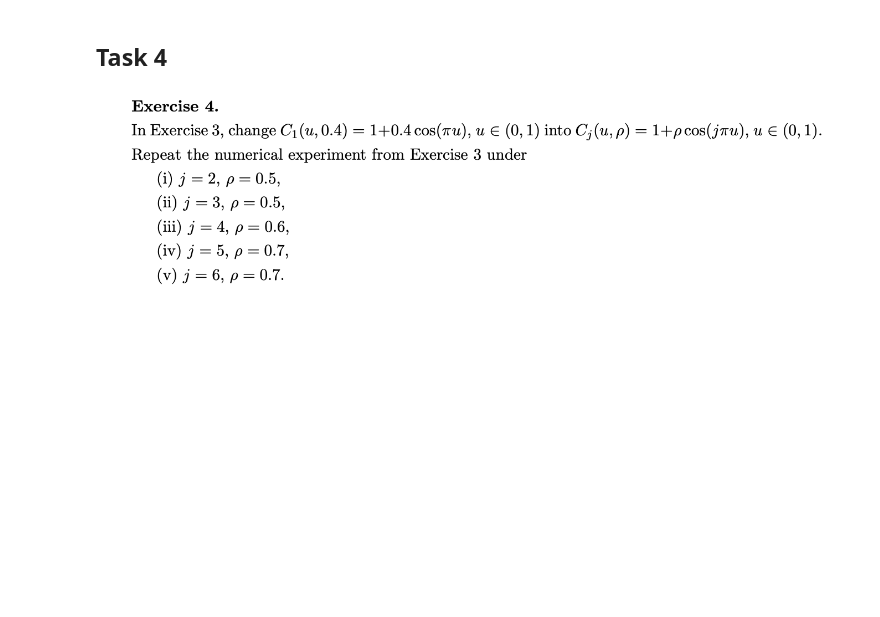
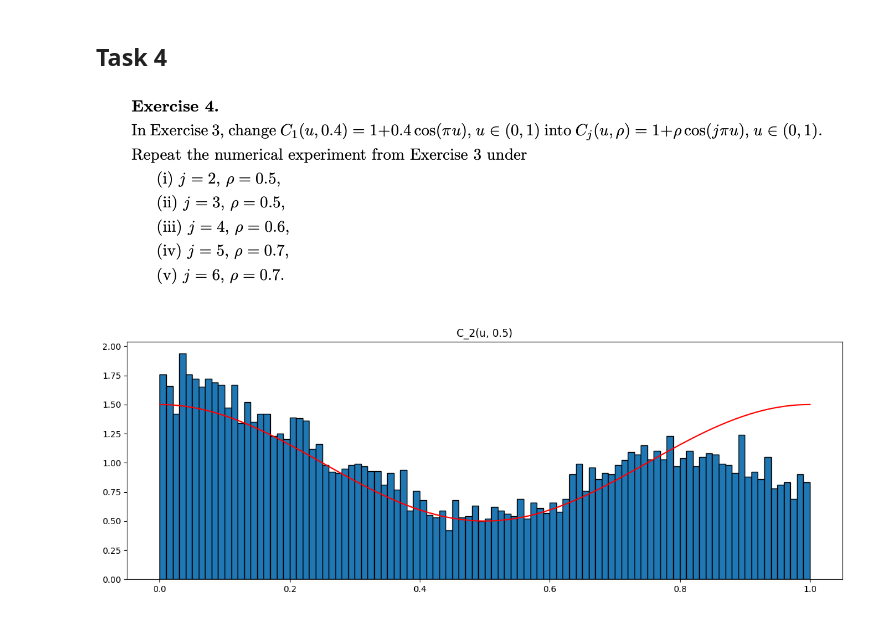
Before and after one commit to TheFebrin/UNIVERSITY, a Jupyter notebook: Statistics and Linear Models/Task3/Task3.ipynb, the cells around one changed output. Saved outputs shown, nothing was run; the diff lists cells and outputs as text; code cells hidden in the pictures; blank space fills up the shorter version.

```diff
--- a/Statistics and Linear Models/Task3/Task3.ipynb
+++ b/Statistics and Linear Models/Task3/Task3.ipynb
@@ -230,3 +387,94 @@ for _ in tqdm(range(10000)):
 # %% [markdown]
 ## Task 4
 ![image.png](attachment:7ac34b5d-8029-4522-ab4a-6a57d0c4c63d.png)
+# %%
+class C_distribution_generic:
+
+    def __init__(self, p, j) -> None:
+        self.p = p
+        self.j = j
+
+    def pdf(self, x: float) -> float:
+        return 1 + self.p * np.cos(np.pi * x * self.j)
+
+
+    def support(self) -> Tuple[int, int]:
+        return (0, 1)
+
+
+urng = np.random.default_rng()
+# %%
+params = [
+    (2, 0.5),
+    (3, 0.5),
+    (4, 0.6),
+    (5, 0.7),
+    (6, 0.7),
+]
+
+for j, p in params:
+    c_dist = C_distribution_generic(j=j, p=p)
+    c_dist_gen = SimpleRatioUniforms(c_dist, domain=(0, 1), random_state=urng)
+
+    plt.figure(figsize=(15, 5))
+    _ = plt.hist(c_dist_gen.rvs(10000), bins=100, density=True, edgecolor="black")
+    plt.plot(
+        np.linspace(0, 1, 1000),
+        c_dist.pdf(np.linspace(0, 1, 1000)),
+        color="red"
+    )
+    plt.title(f"C_{j}(u, {p})")
+    plt.show()
+
+    ns, p4_crs, p8_crs, k_crs, n1_crs, n4_crs, n8_crs = [], [], [], [], [], [], []
+    for n in tqdm(range(10, 110, 10)):
+        p4s, p8s, n1s, n4s, n8s, kes = [], [], [], [], [], []
+        n_iters = 1000
+        for _ in tqdm(range(n_iters)):
+            X = c_dist_gen.rvs(n)
+            p4 = pearson(k=4, X=X)
+            p8 = pearson(k=8, X=X)
+            n1 = neyman(k=1, X=X)
+            n4 = neyman(k=4, X=X)
+            n8 = neyman(k=8, X=X)
+            k = ks(X=X)
+            p4s.append(p4)
+            p8s.append(p8)
+            n1s.append(n1)
+            n4s.append(n4)
+            n8s.append(n8)
+            kes.append(k)
+
+        ns.append(n)
+        p4_crs.append(sum([x > p4_true_cr for x in p4s]) / n_iters)
+        p8_crs.append(sum([x > p8_true_cr for x in p8s]) / n_iters)
+        n1_crs.append(sum([x > n1_true_cr for x in n1s]) / n_iters)
+        n4_crs.append(sum([x > n4_true_cr for x in n4s]) / n_iters)
+        n8_crs.append(sum([x > n8_true_cr for x in n8s]) / n_iters)
+        k_crs.append(sum([x > k_true_cr for x in kes]) / n_iters)
+
+    print(
+        pd.DataFrame({
+            "n": ns,
+            "P_4": [np.round(x * 100, 3) for x in p4_crs],
+            "P_8": [np.round(x * 100, 3) for x in p8_crs],
+            "N_1": [np.round(x * 100, 3) for x in n1_crs],
+            "N_4": [np.round(x * 100, 3) for x in n4_crs],
+            "N_8": [np.round(x * 100, 3) for x in n8_crs],
+            "KS":  [np.round(x * 100, 3) for x in k_crs],
+        })
+    )
+    plt.figure(figsize=(15, 5))
+    plt.plot(ns, [np.round(x * 100, 3) for x in p4_crs], label="P_4")
+    plt.plot(ns, [np.round(x * 100, 3) for x in p8_crs], label="P_8")
+    plt.plot(ns, [np.round(x * 100, 3) for x in n1_crs], label="N_1")
+    plt.plot(ns, [np.round(x * 100, 3) for x in n4_crs], label="N_4")
+    plt.plot(ns, [np.round(x * 100, 3) for x in n8_crs], label="N_8")
+    plt.plot(ns, [np.round(x * 100, 3) for x in k_crs], label="KS")
+    plt.title(f"C_{j}(u, {p}) Power for each statistic")
+    plt.xlabel("n")
+    plt.ylabel("%")
+    plt.legend()
+    plt.show()
+# %% [output]
+[figure, added]
```
Also changed, not shown: parts of 20 cells of this notebook.
